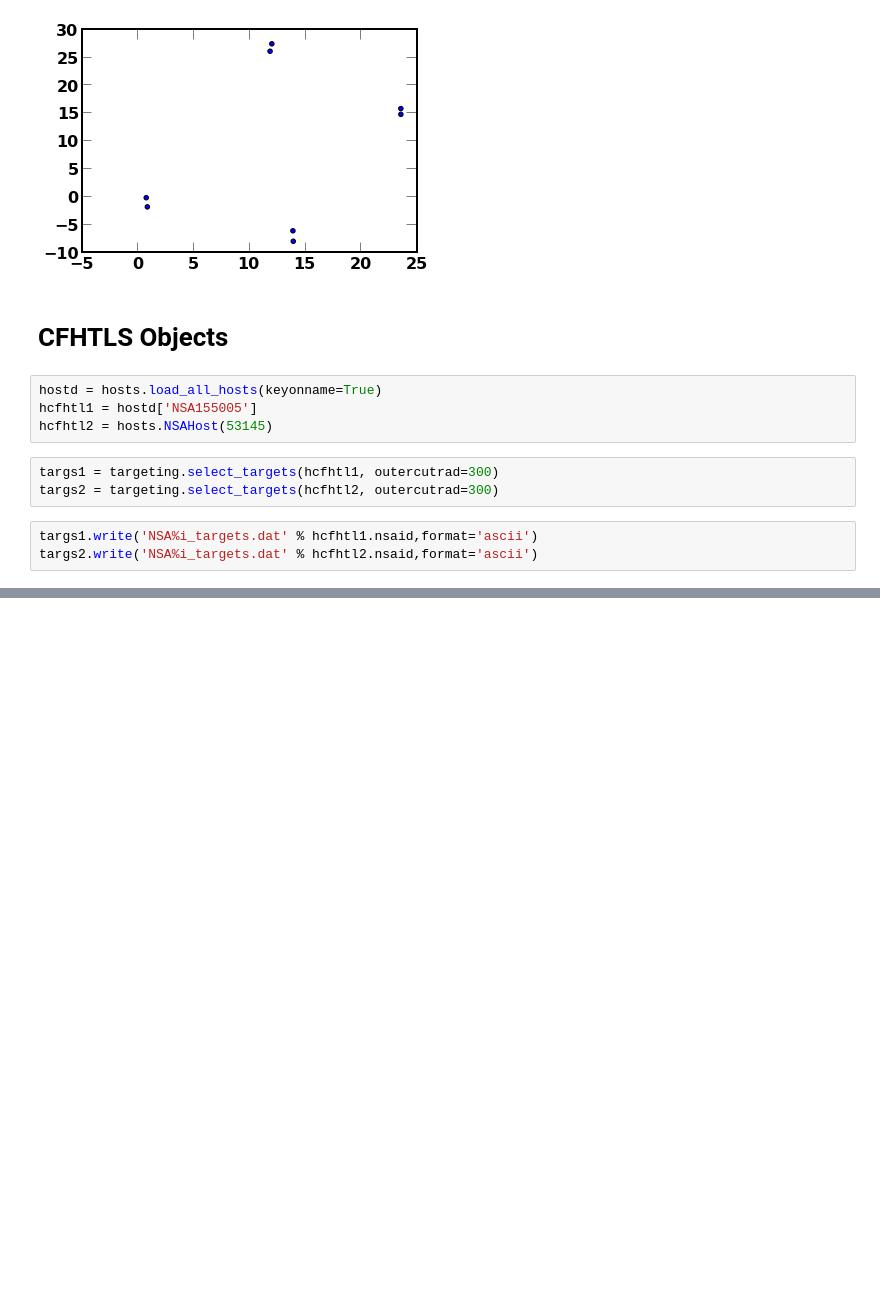
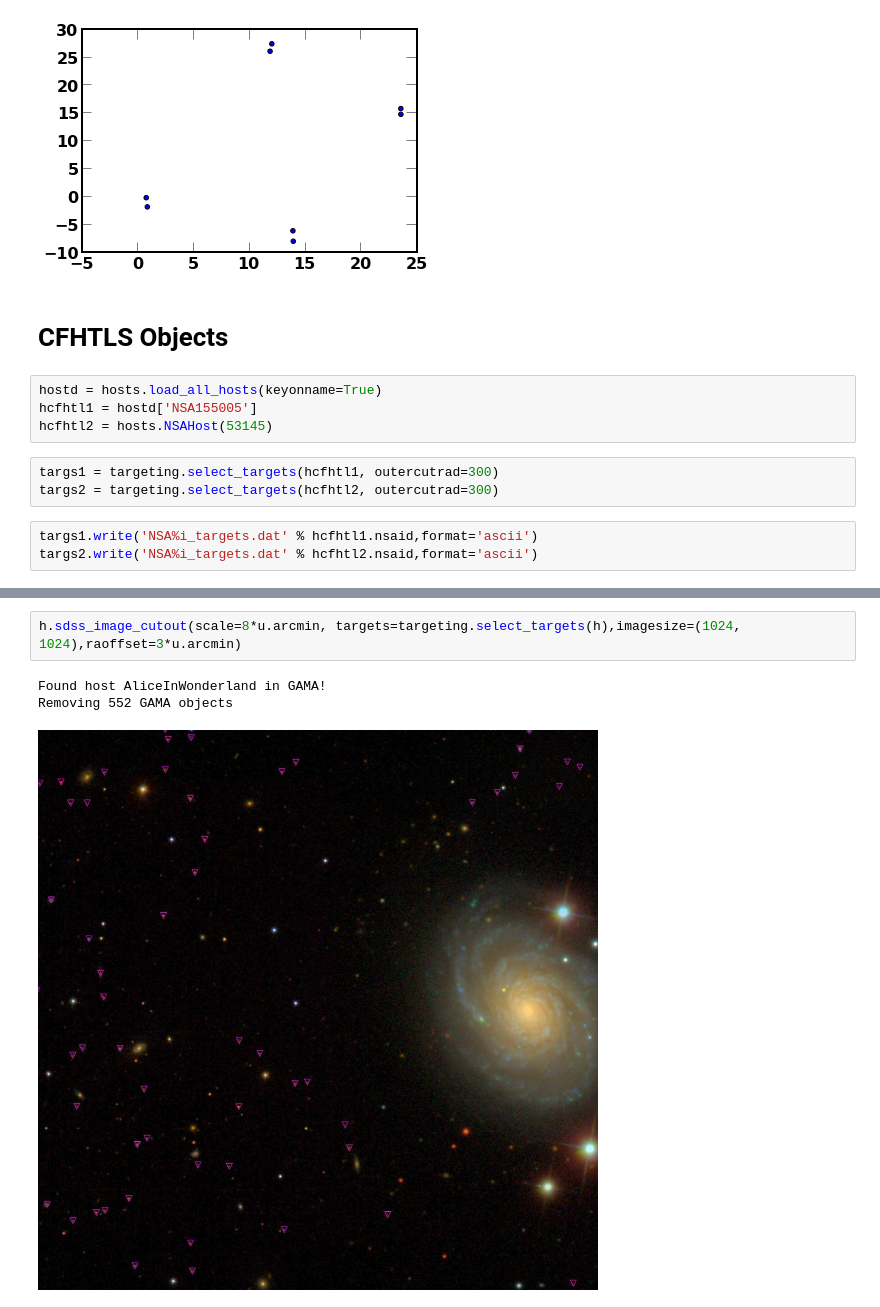
Before and after one commit to sagasurvey/erik, a Jupyter notebook: Miscellaneous.ipynb, the cells around one changed output, grey strips where cells are left out. Drawn from its saved outputs; the diff is of its cells as text; blank space fills up the shorter version.

```diff
--- a/Miscellaneous.ipynb
+++ b/Miscellaneous.ipynb
@@ -94,0 +106,6 @@ targs2.write('NSA%i_targets.dat' % hcfhtl2.nsaid,format='ascii')
+# %%
+h.sdss_image_cutout(scale=8*u.arcmin, targets=targeting.select_targets(h),imagesize=(1024, 1024),raoffset=3*u.arcmin)
+# %% [output]
+Found host AliceInWonderland in GAMA!
+Removing 552 GAMA objects
+[figure, added]
```
Also changed, not shown: parts of 4 cells of this notebook.
